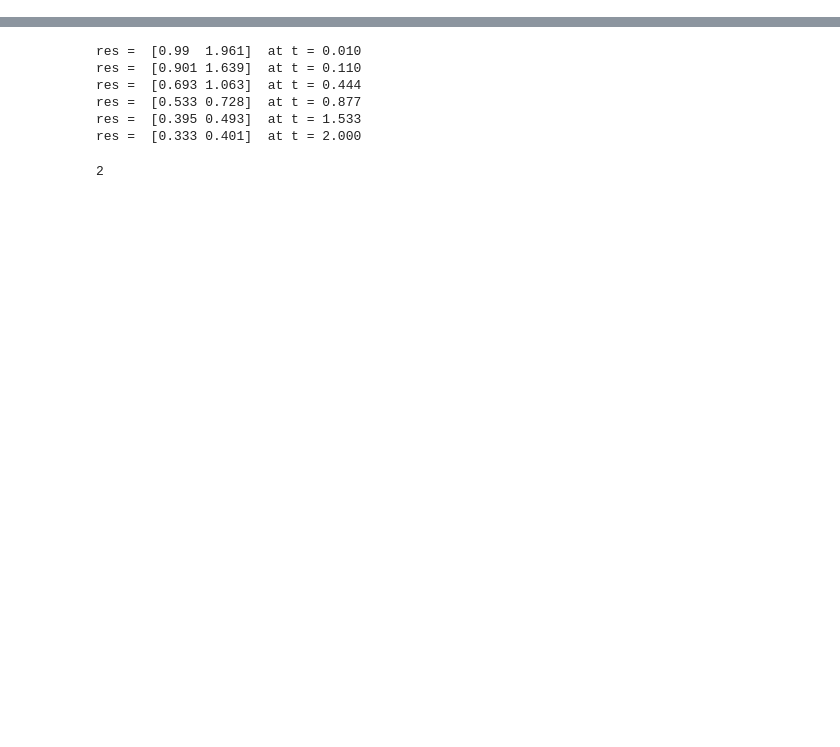
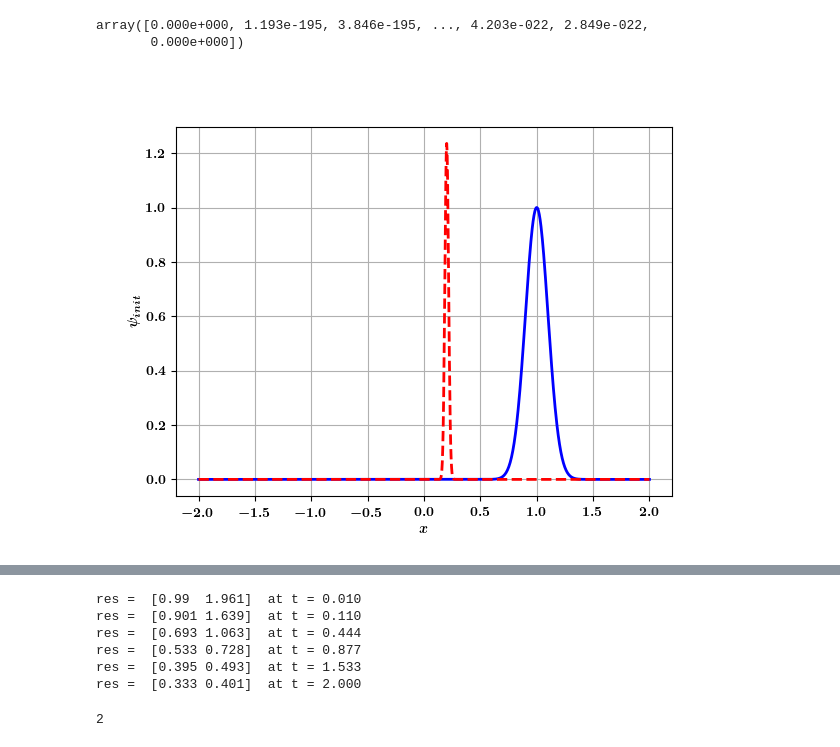
Before and after one commit to QuCF/scripts-py, a Jupyter notebook: jupyter-notebooks/NL/test-Lin22.ipynb, the cells around one changed output, grey strips where cells are left out. Cells and saved outputs as stored; diff of their text form; code cells hidden in the pictures; blank space fills up the shorter version.

```diff
--- a/jupyter-notebooks/NL/test-Lin22.ipynb
+++ b/jupyter-notebooks/NL/test-Lin22.ipynb
@@ -35,0 +61,10 @@ C:\Users\ivan9\Documents\work\codes\QuCF\scripts-py
+# %%
+# Solve the equation:
+
+for it in range(Nt-1):
+    for ix in range(1,Nx-1):
+        x1 = x[ix]
+        x2h = x1**2/dx
+        psi_tx[it+1,ix] = psi_tx[it,ix] + dt * (x1*psi_tx[it,ix] + x2h * (psi_tx[it,ix+1] - psi_tx[it,ix]) ) # ix+1 is taken (upwinding)
+
+psi_tx_transposed = np.transpose(psi_tx)
@@ -35,0 +73,21 @@ C:\Users\ivan9\Documents\work\codes\QuCF\scripts-py
+# %%
+psi_tx[0,:]
+# %% [output]
+array([0.000e+000, 1.193e-195, 3.846e-195, ..., 4.203e-022, 2.849e-022,
+       0.000e+000])
+# %%
+# ---------------------------------------------------------------------------------------------------
+# --- Print psi(x) at different t ---
+# ---------------------------------------------------------------------------------------------------
+plt.close()
+fig = plt.figure()
+ax = fig.add_subplot(111)
+ax.plot(x, psi_tx[0,:], color='b', linewidth = 2, linestyle='-')
+ax.plot(x, psi_tx[-1,:], color='red', linewidth = 2, linestyle='--')
+plt.xlabel('$x$')
+plt.ylabel("$\psi_{init}$")
+# ax.legend()
+plt.grid(True)
+plt.show()
+# %% [output]
+[figure, added]
```
Also changed, not shown: parts of 5 cells of this notebook.
